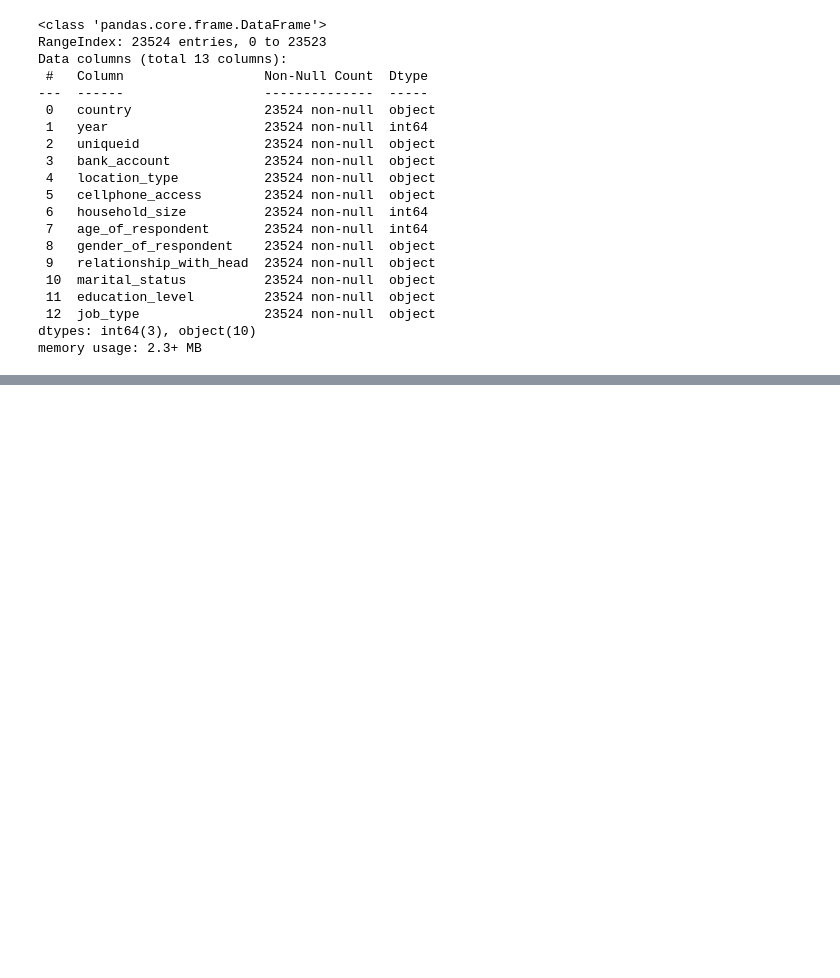
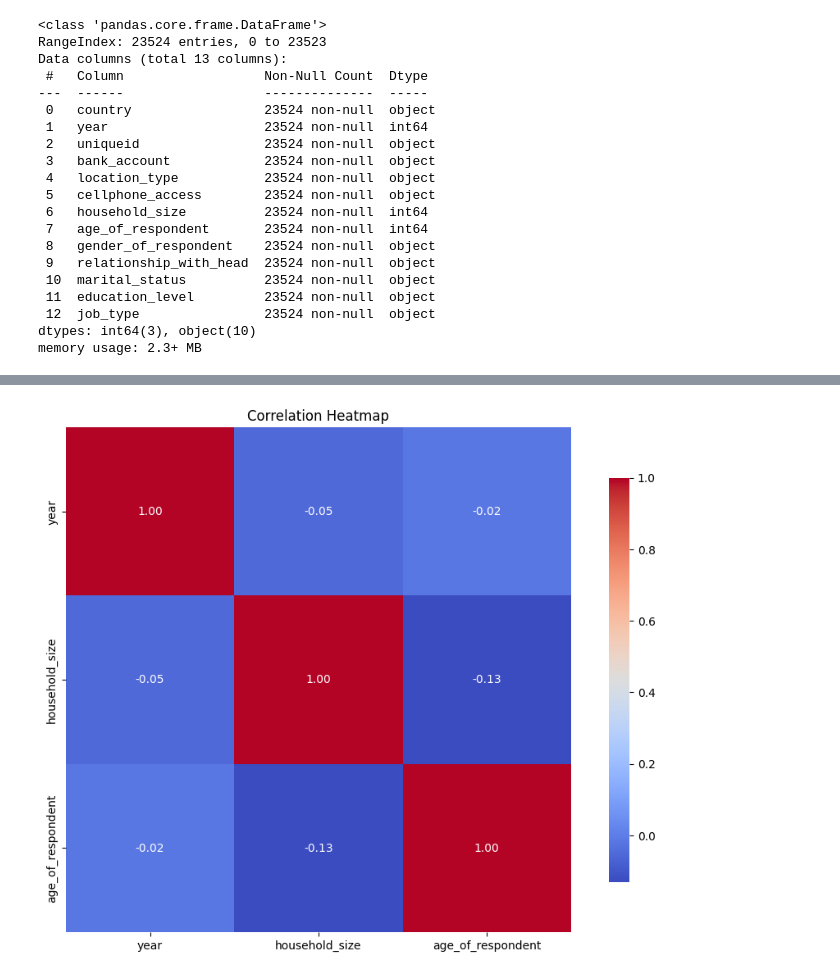
Before and after one commit to rahmabounas/Streamlit, a Jupyter notebook: Streamlit 2/Financial_Inclusion_in_Africa.ipynb, the cells around one changed output, grey strips where cells are left out. Drawn from its saved outputs; the diff is of its cells as text; code cells hidden in the pictures; blank space fills up the shorter version.

```diff
--- a/Streamlit 2/Financial_Inclusion_in_Africa.ipynb
+++ b/Streamlit 2/Financial_Inclusion_in_Africa.ipynb
@@ -73,0 +121,9 @@ memory usage: 2.3+ MB
+# %%
+# plot a heatmap to visualize the correlation between numeric features
+plt.figure(figsize=(12, 8))
+numeric_df = df.select_dtypes(include=['float64', 'int64'])  # Select only numeric columns
+sns.heatmap(numeric_df.corr(), annot=True, fmt=".2f", cmap='coolwarm', square=True, cbar_kws={"shrink": .8})
+plt.title('Correlation Heatmap')
+plt.show()
+# %% [output]
+[figure, added]
```
Also changed, not shown: parts of 4 cells of this notebook, 2 other files.
